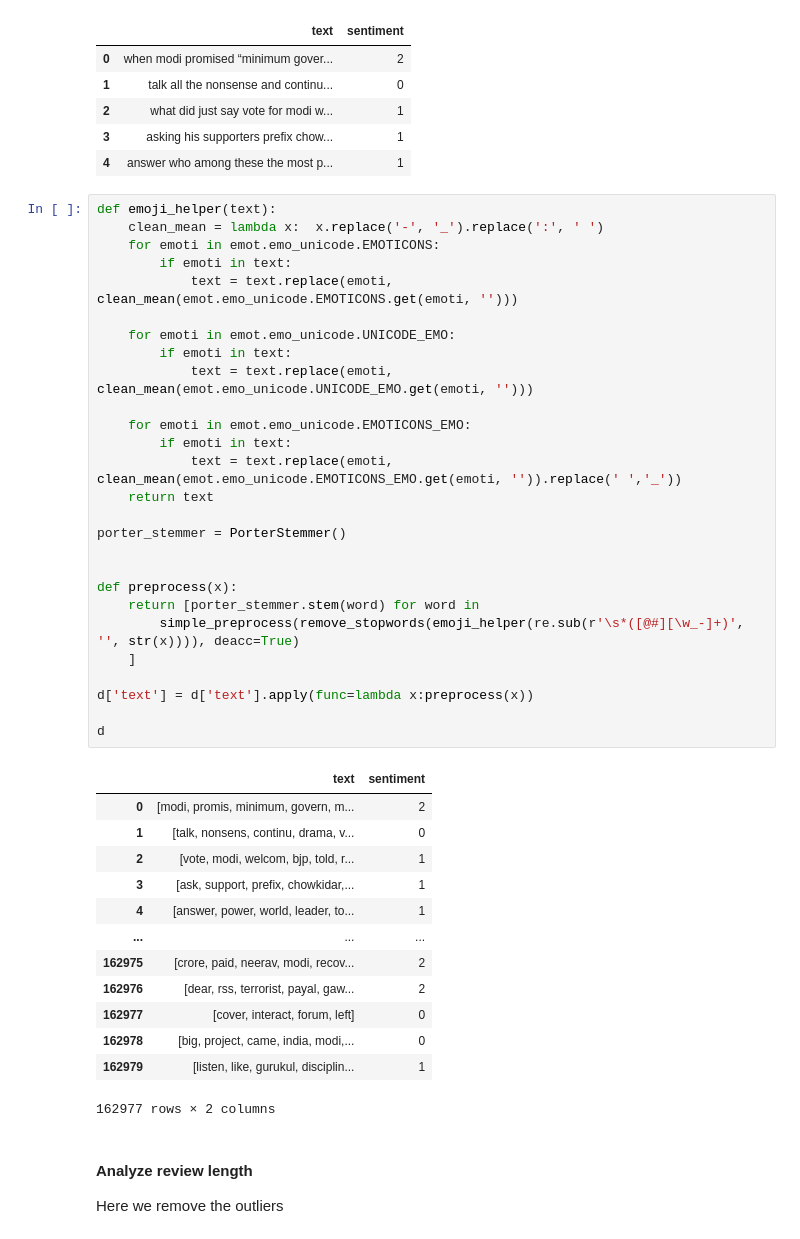
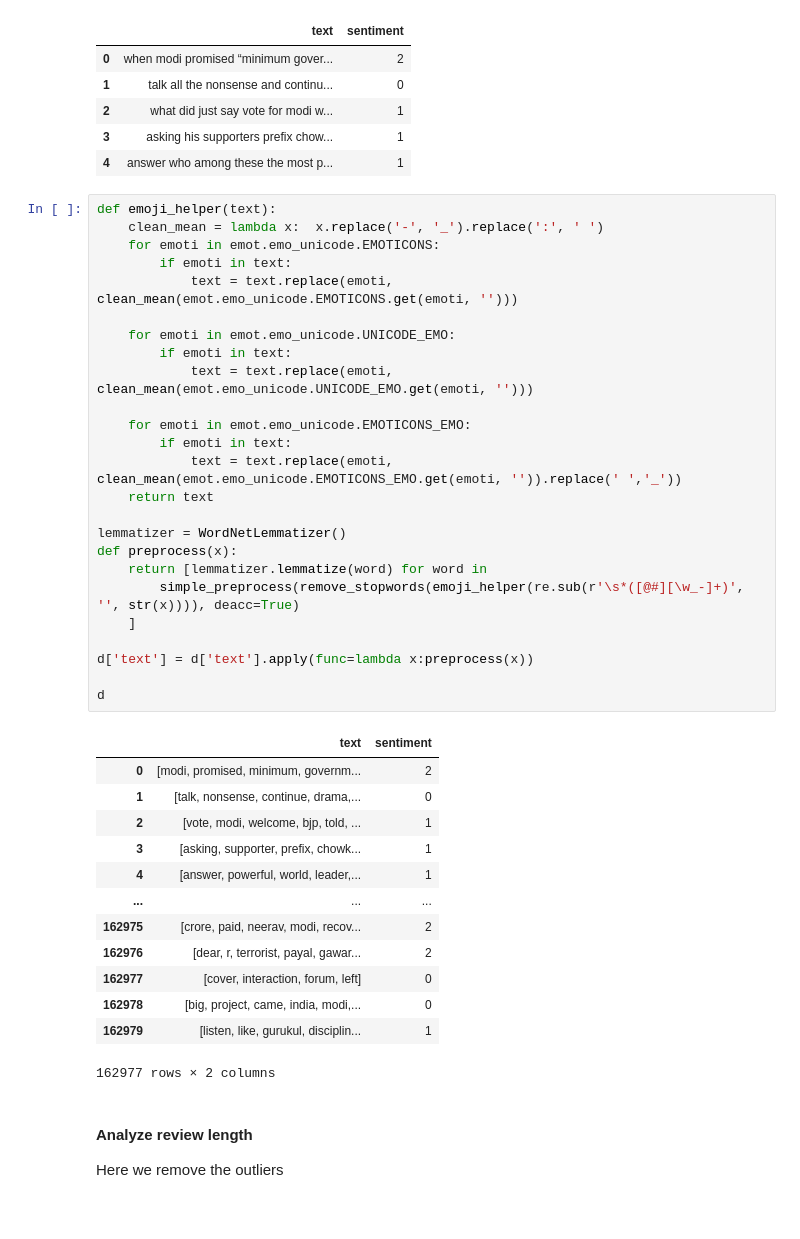
Before and after one commit to alimoezzi/deepLearningRecipes, a Jupyter notebook: pytorch_twitter_sentiment_analysis.ipynb, the cells around one changed output. Drawn from its saved outputs; the diff is of its cells as text.

```diff
--- a/pytorch_twitter_sentiment_analysis.ipynb
+++ b/pytorch_twitter_sentiment_analysis.ipynb
@@ -173,41 +175,39 @@ d.head()
 # %%
 def emoji_helper(text):
     clean_mean = lambda x:  x.replace('-', '_').replace(':', ' ')
     for emoti in emot.emo_unicode.EMOTICONS:
         if emoti in text:
             text = text.replace(emoti, clean_mean(emot.emo_unicode.EMOTICONS.get(emoti, '')))
 
     for emoti in emot.emo_unicode.UNICODE_EMO:
         if emoti in text:
             text = text.replace(emoti, clean_mean(emot.emo_unicode.UNICODE_EMO.get(emoti, '')))
 
     for emoti in emot.emo_unicode.EMOTICONS_EMO:
         if emoti in text:
             text = text.replace(emoti, clean_mean(emot.emo_unicode.EMOTICONS_EMO.get(emoti, '')).replace(' ','_'))
     return text
 
-porter_stemmer = PorterStemmer()
-
-
+lemmatizer = WordNetLemmatizer()
 def preprocess(x):
-    return [porter_stemmer.stem(word) for word in
+    return [lemmatizer.lemmatize(word) for word in
         simple_preprocess(remove_stopwords(emoji_helper(re.sub(r'\s*([@#][\w_-]+)', '', str(x)))), deacc=True)
     ]
 
 d['text'] = d['text'].apply(func=lambda x:preprocess(x))
 
 d
 # %% [output]
 |  | text | sentiment |
-| 0 | [modi, promis, minimum, govern, m... | 2 |
-| 1 | [talk, nonsens, continu, drama, v... | 0 |
-| 2 | [vote, modi, welcom, bjp, told, r... | 1 |
-| 3 | [ask, support, prefix, chowkidar,... | 1 |
-| 4 | [answer, power, world, leader, to... | 1 |
+| 0 | [modi, promised, minimum, governm... | 2 |
+| 1 | [talk, nonsense, continue, drama,... | 0 |
+| 2 | [vote, modi, welcome, bjp, told, ... | 1 |
+| 3 | [asking, supporter, prefix, chowk... | 1 |
+| 4 | [answer, powerful, world, leader,... | 1 |
 | ... | ... | ... |
 | 162975 | [crore, paid, neerav, modi, recov... | 2 |
-| 162976 | [dear, rss, terrorist, payal, gaw... | 2 |
-| 162977 | [cover, interact, forum, left] | 0 |
+| 162976 | [dear, r, terrorist, payal, gawar... | 2 |
+| 162977 | [cover, interaction, forum, left] | 0 |
 | 162978 | [big, project, came, india, modi,... | 0 |
 | 162979 | [listen, like, gurukul, disciplin... | 1 |
 162977 rows × 2 columns
```
Also changed, not shown: parts of 9 cells of this notebook.
